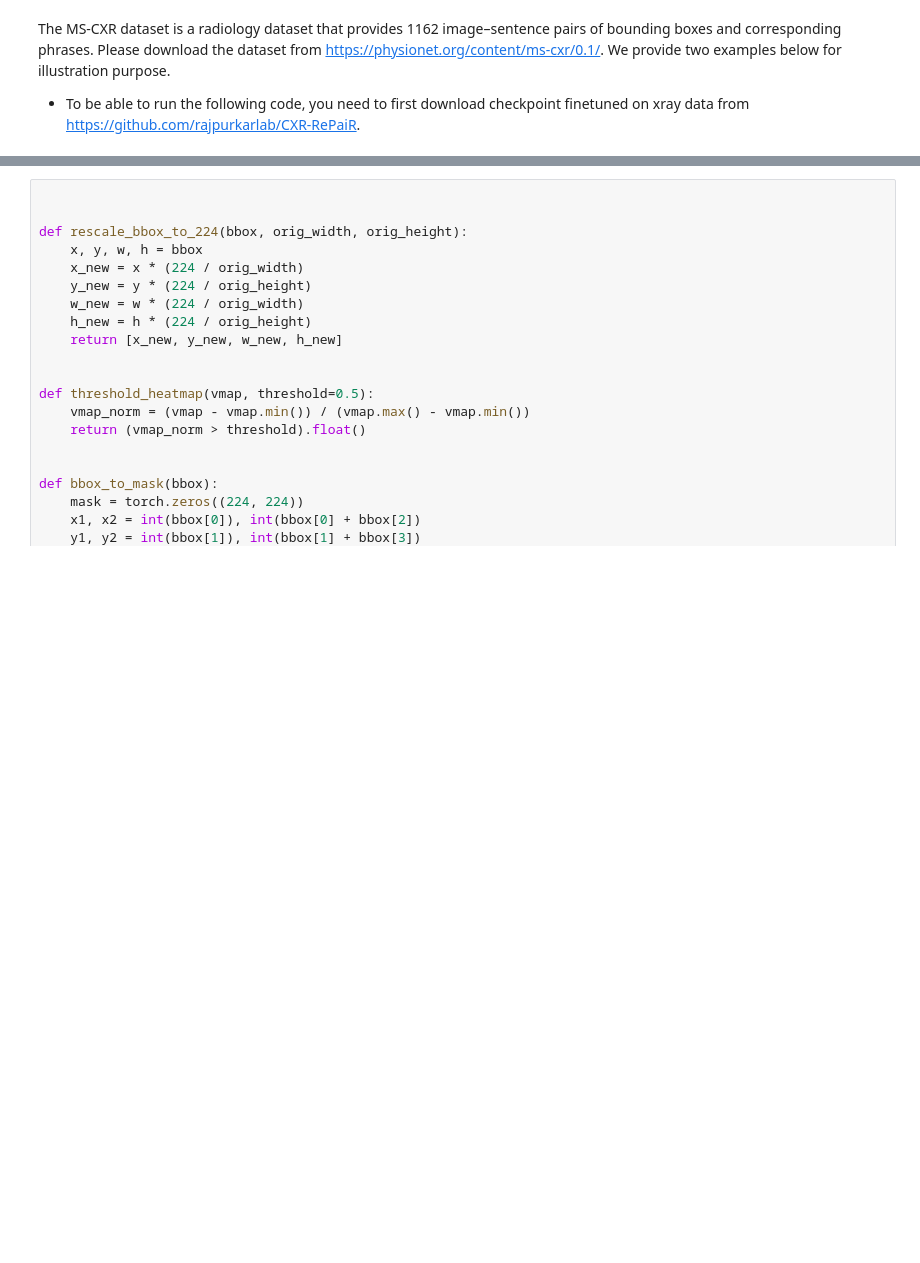
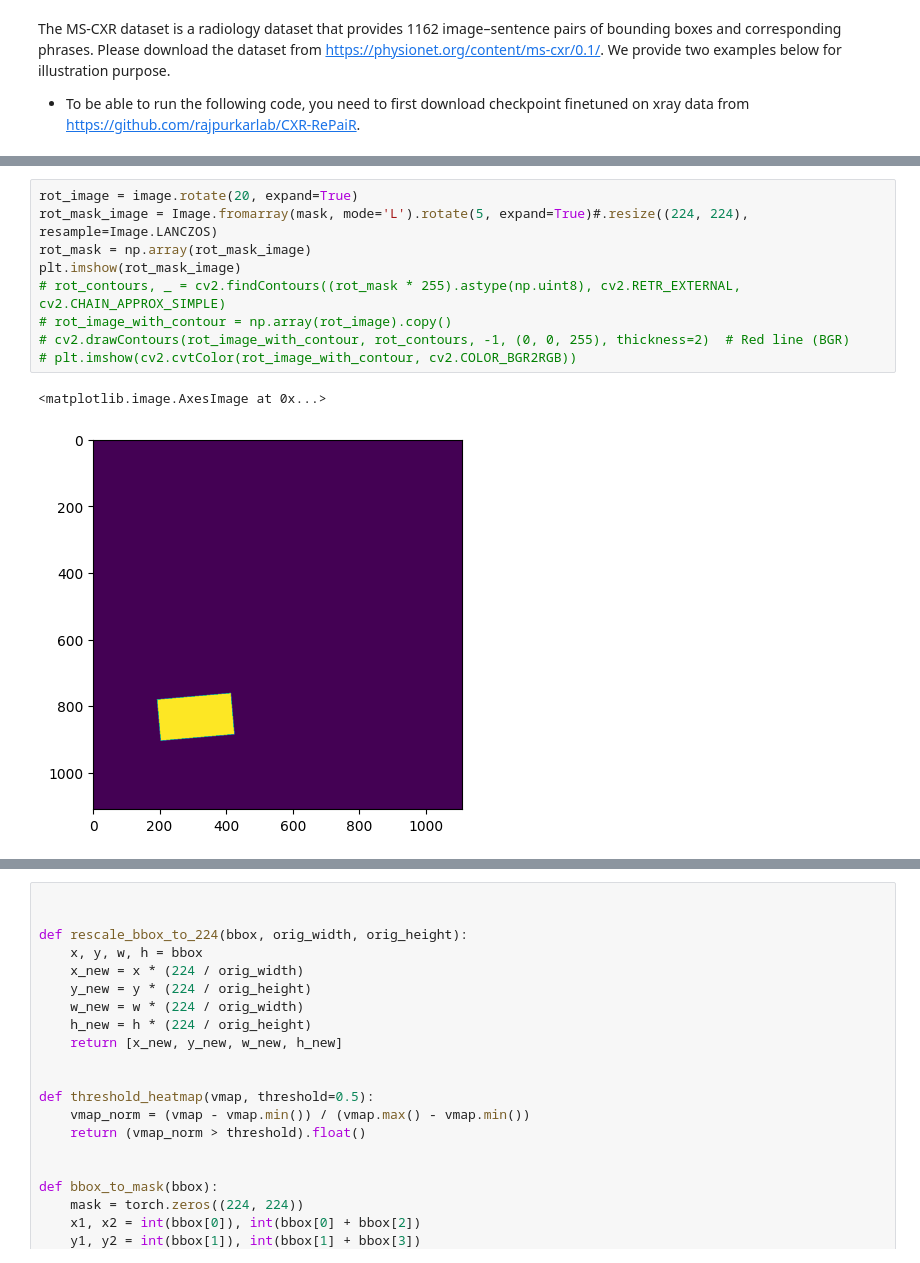
Before and after one commit to sogandzk/CLIP-medical-domain, a Jupyter notebook: src/demo.ipynb, the cells around one changed output, grey strips where cells are left out. Saved outputs shown, nothing was run; the diff lists cells and outputs as text; blank space fills up the shorter version.

```diff
--- a/src/demo.ipynb
+++ b/src/demo.ipynb
@@ -221,0 +248,12 @@ np.array(rotated).shape
+# %%
+rot_image = image.rotate(20, expand=True)
+rot_mask_image = Image.fromarray(mask, mode='L').rotate(5, expand=True)#.resize((224, 224), resample=Image.LANCZOS)
+rot_mask = np.array(rot_mask_image)
+plt.imshow(rot_mask_image)
+# rot_contours, _ = cv2.findContours((rot_mask * 255).astype(np.uint8), cv2.RETR_EXTERNAL, cv2.CHAIN_APPROX_SIMPLE)
+# rot_image_with_contour = np.array(rot_image).copy()
+# cv2.drawContours(rot_image_with_contour, rot_contours, -1, (0, 0, 255), thickness=2)  # Red line (BGR)
+# plt.imshow(cv2.cvtColor(rot_image_with_contour, cv2.COLOR_BGR2RGB))
+# %% [output]
+<matplotlib.image.AxesImage at 0x...>
+[figure, added]
```
Also changed, not shown: parts of 14 cells of this notebook, 1 other file.
